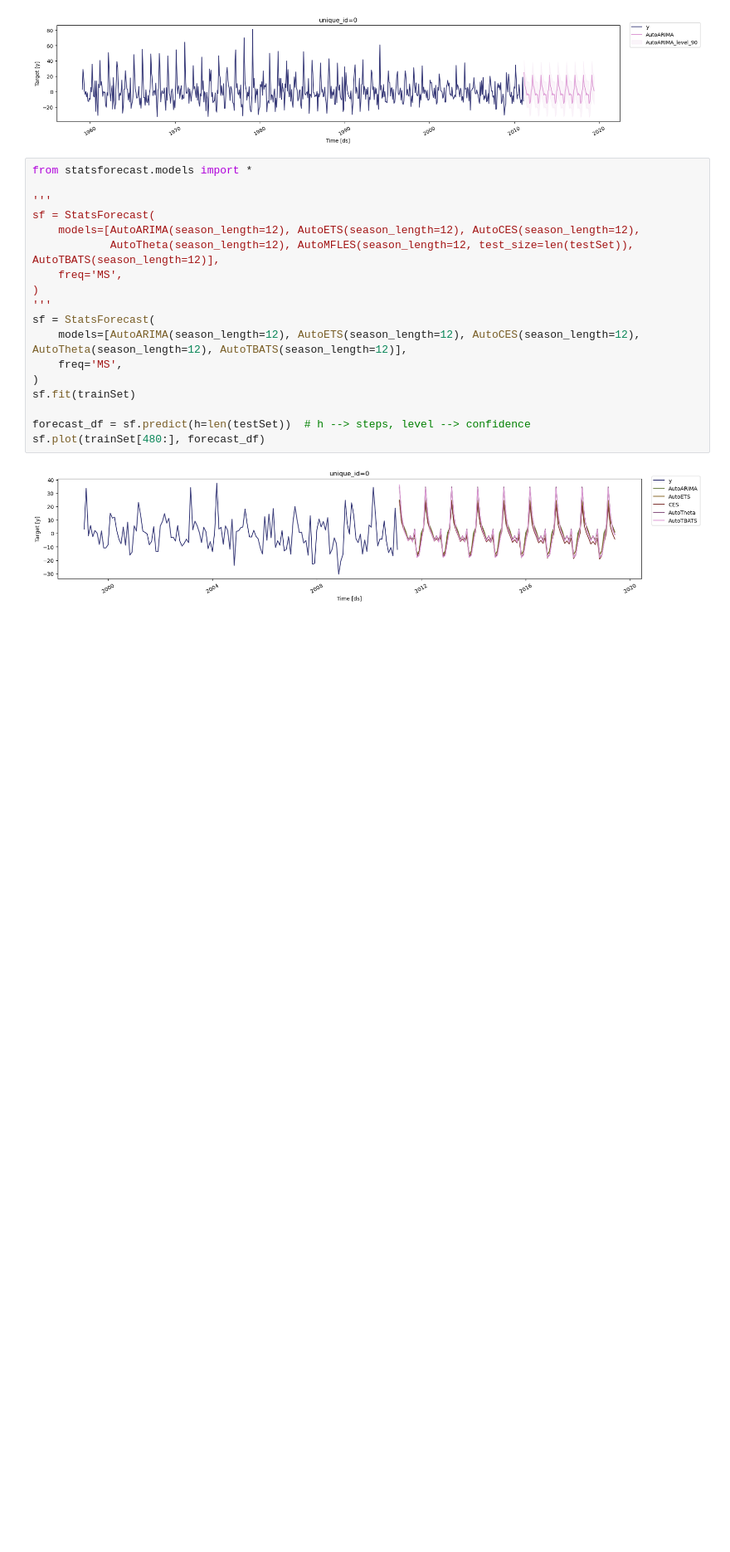
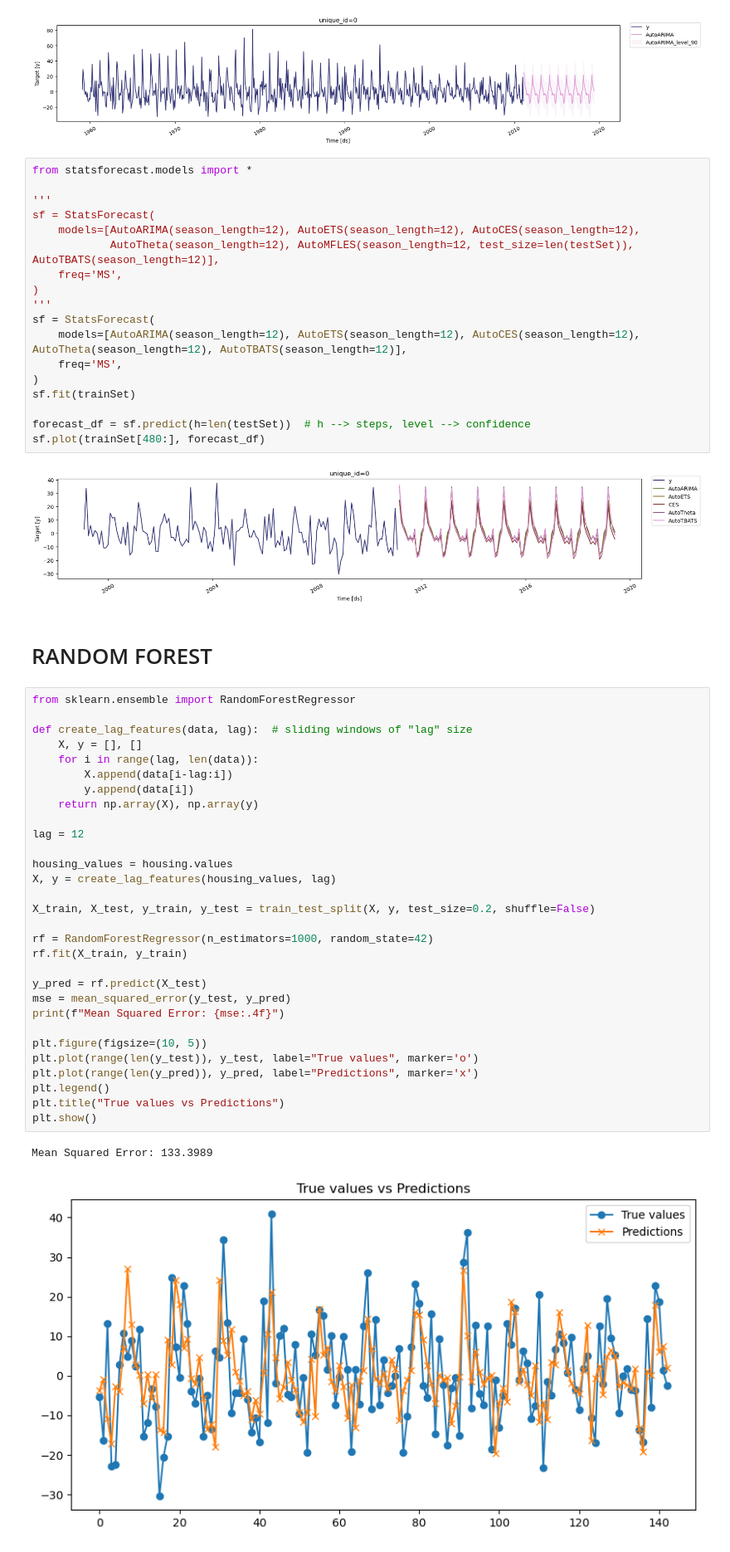
Before and after one commit to mattiasospetti/Data-Analysis, a Jupyter notebook: statsForecast.ipynb, the cells around one changed output. Shown at 83% size. Cells and saved outputs as stored; diff of their text form; blank space fills up the shorter version.

```diff
--- a/statsForecast.ipynb
+++ b/statsForecast.ipynb
@@ -478,3 +478,38 @@ forecast_df = sf.predict(h=len(testSet))  # h --> steps, level --> confidence
 sf.plot(trainSet[480:], forecast_df)
 # %% [output]
 [figure]
+# %% [markdown]
+# RANDOM FOREST
+# %%
+from sklearn.ensemble import RandomForestRegressor
+
+def create_lag_features(data, lag):  # sliding windows of "lag" size
+    X, y = [], []
+    for i in range(lag, len(data)):
+        X.append(data[i-lag:i])
+        y.append(data[i])
+    return np.array(X), np.array(y)
+
+lag = 12
+
+housing_values = housing.values
+X, y = create_lag_features(housing_values, lag)
+
+X_train, X_test, y_train, y_test = train_test_split(X, y, test_size=0.2, shuffle=False)
+
+rf = RandomForestRegressor(n_estimators=1000, random_state=42)
+rf.fit(X_train, y_train)
+
+y_pred = rf.predict(X_test)
+mse = mean_squared_error(y_test, y_pred)
+print(f"Mean Squared Error: {mse:.4f}")
+
+plt.figure(figsize=(10, 5))
+plt.plot(range(len(y_test)), y_test, label="True values", marker='o')
+plt.plot(range(len(y_pred)), y_pred, label="Predictions", marker='x')
+plt.legend()
+plt.title("True values vs Predictions")
+plt.show()
+# %% [output]
+Mean Squared Error: 133.3989
+[figure, added]
```
Also changed, not shown: parts of 1 cell of this notebook, 2 other files.
